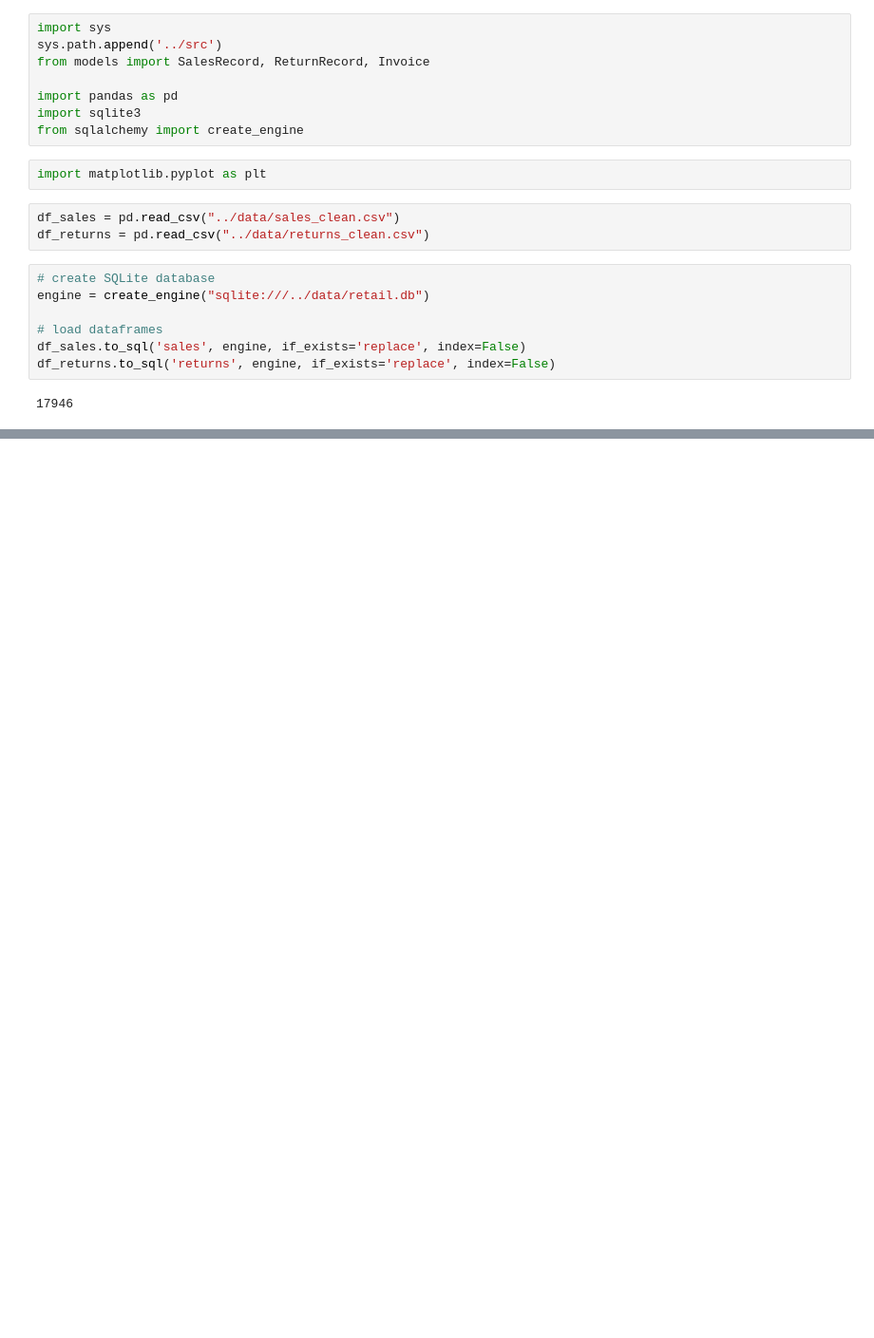
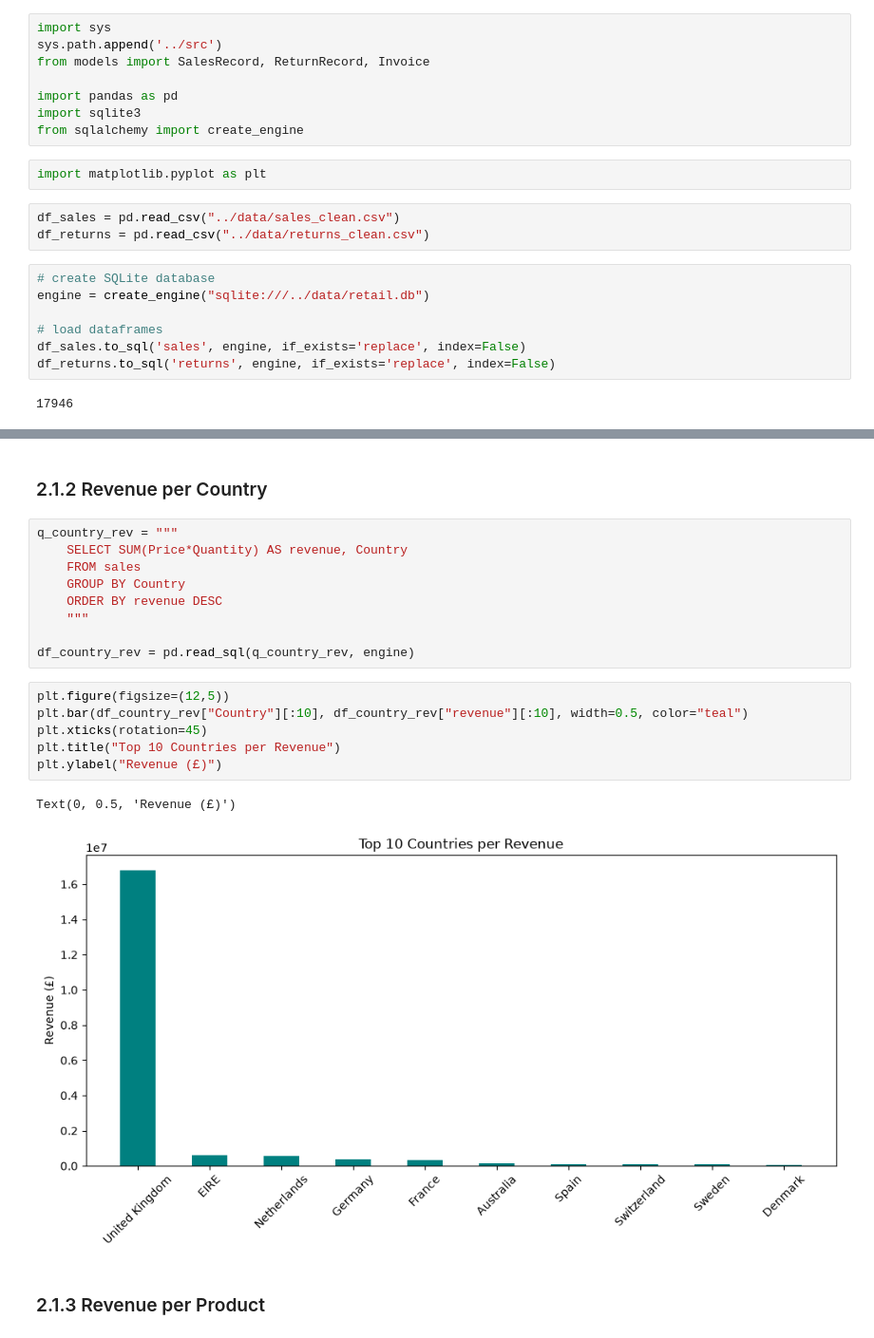
Before and after one commit to Sara-Munafo/retail-sales-analysis, a Jupyter notebook: notebooks/02_analysis.ipynb, the cells around one changed output, grey strips where cells are left out. Shown at 95% size. Cells and saved outputs as stored; diff of their text form; blank space fills up the shorter version.

```diff
--- a/notebooks/02_analysis.ipynb
+++ b/notebooks/02_analysis.ipynb
@@ -93,0 +118,22 @@ plt.show()
+# %% [markdown]
+### 2.1.2 Revenue per Country
+# %%
+q_country_rev = """
+    SELECT SUM(Price*Quantity) AS revenue, Country
+    FROM sales
+    GROUP BY Country
+    ORDER BY revenue DESC
+    """
+
+df_country_rev = pd.read_sql(q_country_rev, engine)
+# %%
+plt.figure(figsize=(12,5))
+plt.bar(df_country_rev["Country"][:10], df_country_rev["revenue"][:10], width=0.5, color="teal")
+plt.xticks(rotation=45)
+plt.title("Top 10 Countries per Revenue")
+plt.ylabel("Revenue (£)")
+# %% [output]
+Text(0, 0.5, 'Revenue (£)')
+[figure, added]
+# %% [markdown]
+### 2.1.3 Revenue per Product
```
Also changed, not shown: parts of 35 cells of this notebook.
